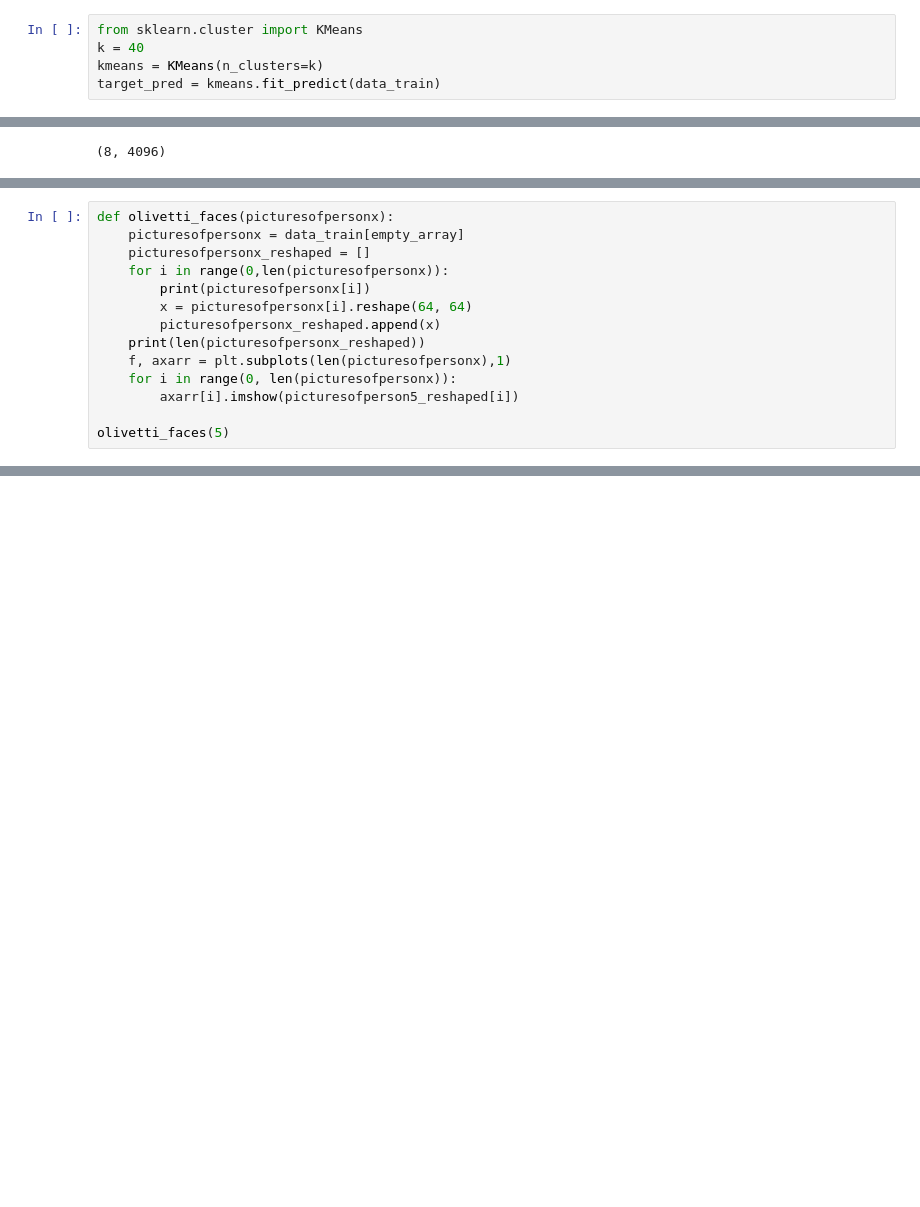
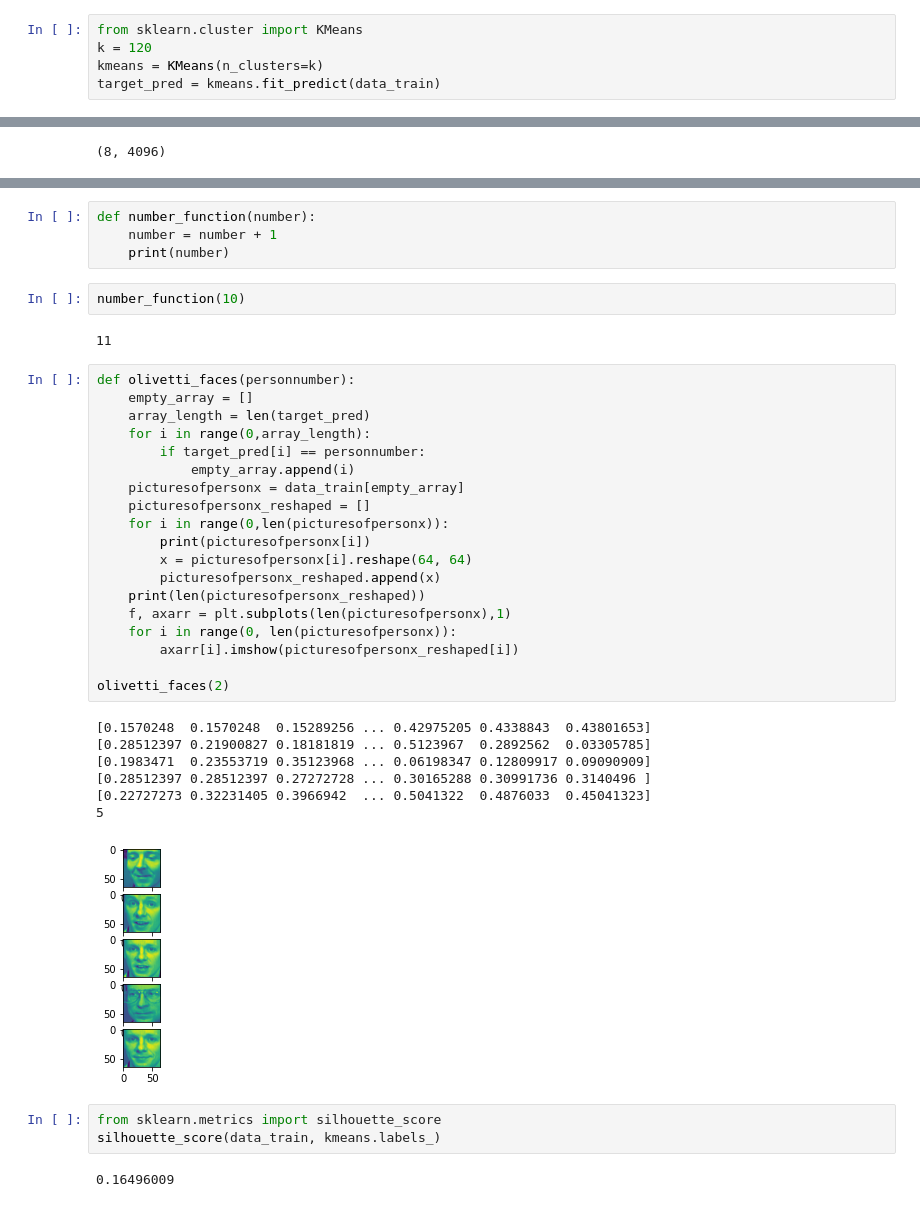
Before and after one commit to maya123tang/Olivetti-faces, a Jupyter notebook: olivetti faces.ipynb, the cells around one changed output, grey strips where cells are left out. Drawn from its saved outputs; the diff is of its cells as text; blank space fills up the shorter version.

```diff
--- a/olivetti faces.ipynb
+++ b/olivetti faces.ipynb
@@ -110,7 +112,7 @@ print(data_train[0])
 [0.5206612  0.5206612  0.53305787 ... 0.46694216 0.43801653 0.43801653]
 # %%
 from sklearn.cluster import KMeans
-k = 40
+k = 120
 kmeans = KMeans(n_clusters=k)
 target_pred = kmeans.fit_predict(data_train)
 # %%
@@ -334,14 +207,0 @@ number_function(10)
-# %%
-def olivetti_faces(picturesofpersonx):
-    picturesofpersonx = data_train[empty_array]
-    picturesofpersonx_reshaped = []
-    for i in range(0,len(picturesofpersonx)):
-        print(picturesofpersonx[i])
-        x = picturesofpersonx[i].reshape(64, 64)
-        picturesofpersonx_reshaped.append(x)
-    print(len(picturesofpersonx_reshaped))
-    f, axarr = plt.subplots(len(picturesofpersonx),1)
-    for i in range(0, len(picturesofpersonx)):
-        axarr[i].imshow(picturesofperson5_reshaped[i])
-
-olivetti_faces(5)
@@ -356,0 +326,40 @@ olivetti_faces(5)
+# %%
+def number_function(number):
+    number = number + 1
+    print(number)
+# %%
+number_function(10)
+# %% [output]
+11
+# %%
+def olivetti_faces(personnumber):
+    empty_array = []
+    array_length = len(target_pred)
+    for i in range(0,array_length):
+        if target_pred[i] == personnumber:
+            empty_array.append(i)
+    picturesofpersonx = data_train[empty_array]
+    picturesofpersonx_reshaped = []
+    for i in range(0,len(picturesofpersonx)):
+        print(picturesofpersonx[i])
+        x = picturesofpersonx[i].reshape(64, 64)
+        picturesofpersonx_reshaped.append(x)
+    print(len(picturesofpersonx_reshaped))
+    f, axarr = plt.subplots(len(picturesofpersonx),1)
+    for i in range(0, len(picturesofpersonx)):
+        axarr[i].imshow(picturesofpersonx_reshaped[i])
+
+olivetti_faces(2)
+# %% [output]
+[0.1570248  0.1570248  0.15289256 ... 0.42975205 0.4338843  0.43801653]
+[0.28512397 0.21900827 0.18181819 ... 0.5123967  0.2892562  0.03305785]
+[0.1983471  0.23553719 0.35123968 ... 0.06198347 0.12809917 0.09090909]
+[0.28512397 0.28512397 0.27272728 ... 0.30165288 0.30991736 0.3140496 ]
+[0.22727273 0.32231405 0.3966942  ... 0.5041322  0.4876033  0.45041323]
+5
+[figure, added]
+# %%
+from sklearn.metrics import silhouette_score
+silhouette_score(data_train, kmeans.labels_)
+# %% [output]
+0.16496009
```
Also changed, not shown: parts of 24 cells of this notebook.
